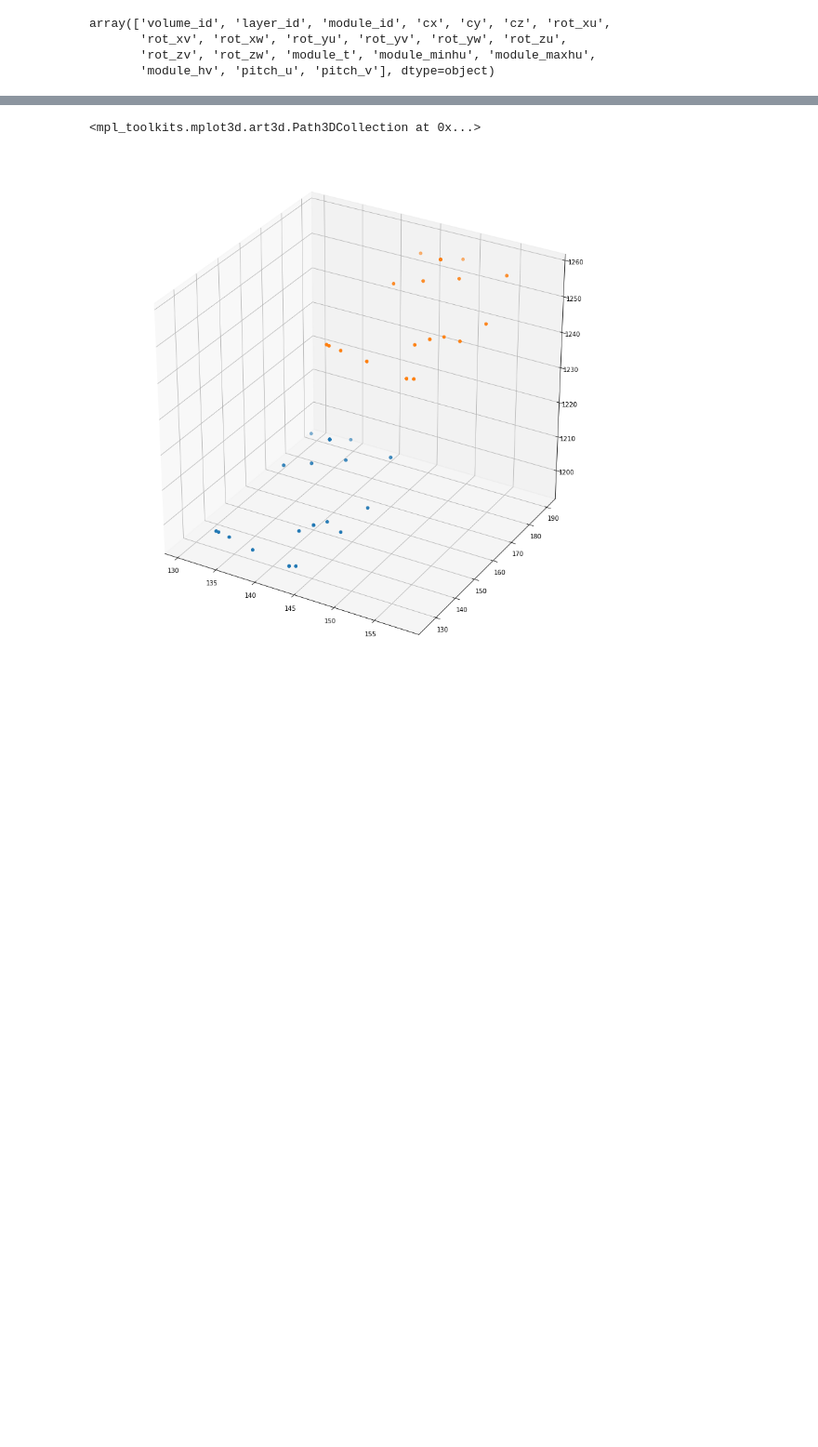
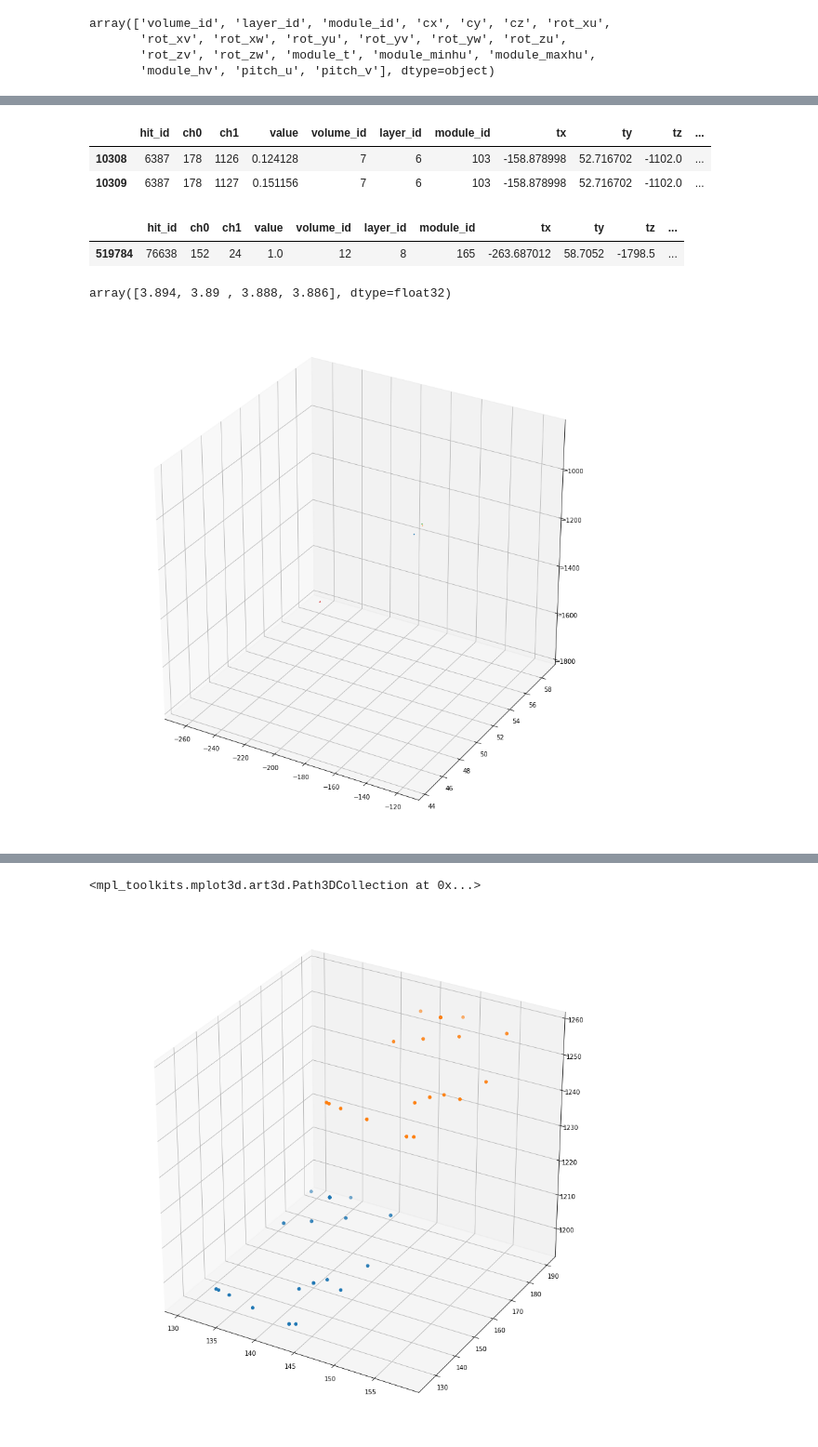
Before and after one commit to fartuk/TrackML, a Jupyter notebook: known_momentum.ipynb, the cells around one changed output, grey strips where cells are left out. Shown at 93% size. Cells and saved outputs as stored; diff of their text form; code cells hidden in the pictures; blank space fills up the shorter version.

```diff
--- a/known_momentum.ipynb
+++ b/known_momentum.ipynb
@@ -164,0 +339,11 @@ def translate(x, y, z, idx):
+# %%
+X_train[X_train.hit_id == 6387]
+# %% [output]
+|  | hit_id | ch0 | ch1 | value | volume_id | layer_id | module_id | tx | ty | tz | ... |
+| 10308 | 6387 | 178 | 1126 | 0.124128 | 7 | 6 | 103 | -158.878998 | 52.716702 | -1102.0 | ... |
+| 10309 | 6387 | 178 | 1127 | 0.151156 | 7 | 6 | 103 | -158.878998 | 52.716702 | -1102.0 | ... |
+# %%
+X_train[X_train.hit_id == 76638]
+# %% [output]
+|  | hit_id | ch0 | ch1 | value | volume_id | layer_id | module_id | tx | ty | tz | ... |
+| 519784 | 76638 | 152 | 24 | 1.0 | 12 | 8 | 165 | -263.687012 | 58.7052 | -1798.5 | ... |
@@ -164,0 +352,16 @@ def translate(x, y, z, idx):
+# %%
+tmp = truth_hits.query('hit_id in [12856, 9417, 6387, 76638]')
+r = tmp[['tx', 'ty', 'tz']].values
+p = tmp[['tpx', 'tpy', 'tpz']].values
+t = r + p*1
+# %%
+p[:,0]**2+p[:,1]**2+p[:,2]**2
+# %% [output]
+array([3.894, 3.89 , 3.888, 3.886], dtype=float32)
+# %%
+fig = plt.figure(figsize=(15,15))
+ax = fig.add_subplot(111, projection='3d')
+for i in range(len(r)):
+    ax.plot([r[i][0], t[i][0]], [r[i][1], t[i][1]], [r[i][2], t[i][2]])
+# %% [output]
+[figure, added]
```
Also changed, not shown: parts of 43 cells of this notebook, 5 other files.
